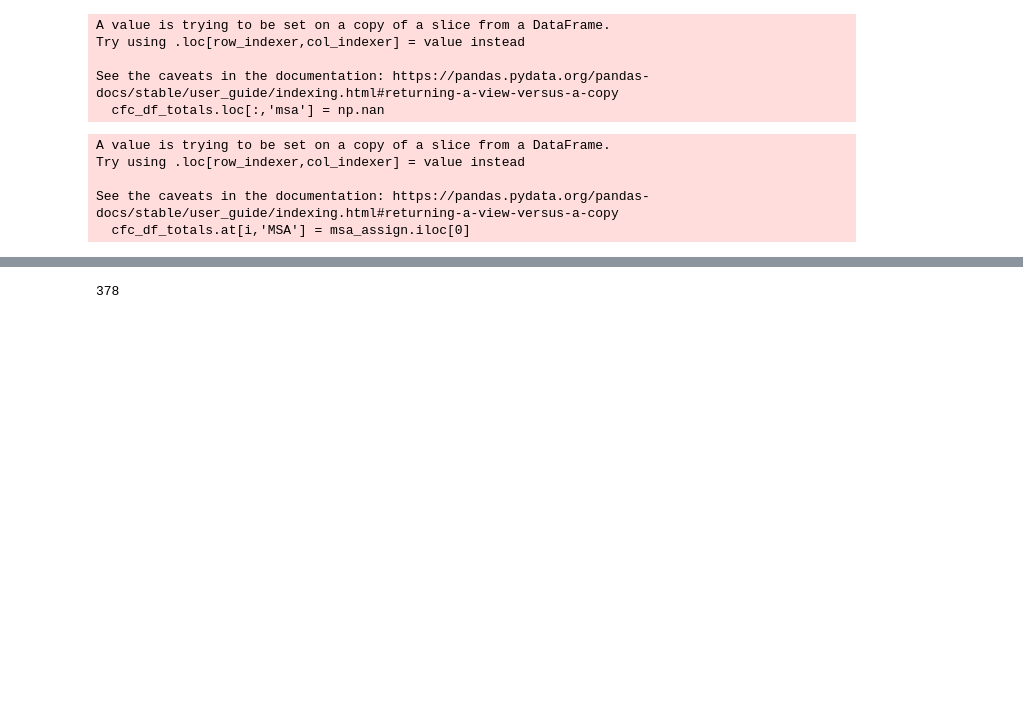
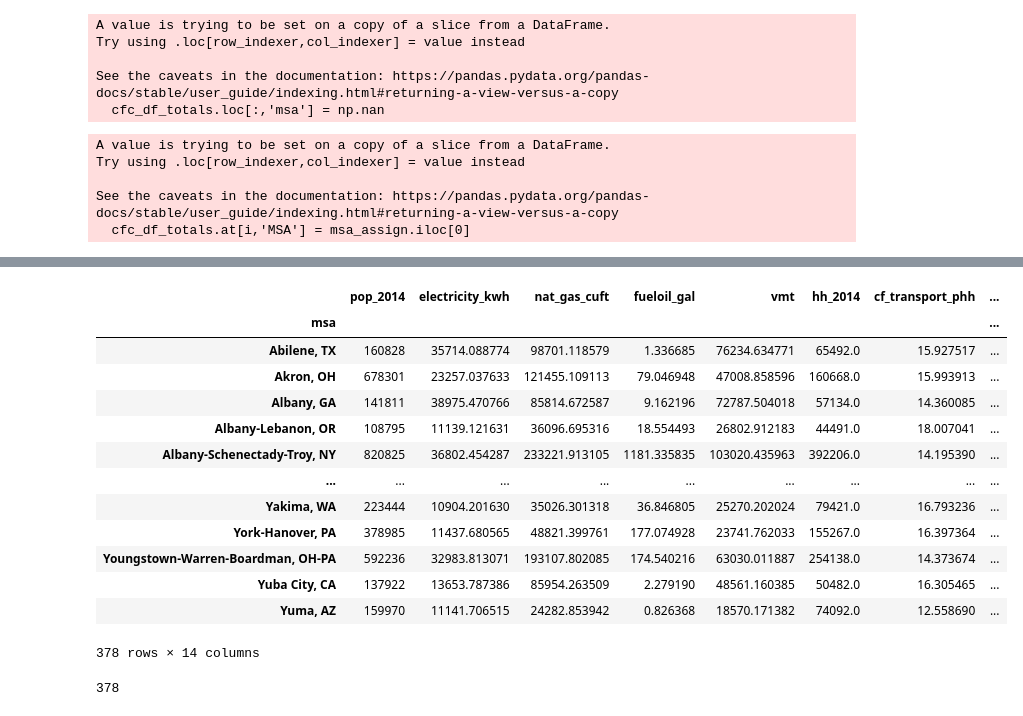
Before and after one commit to narslab/msa-emission-typologies, a Jupyter notebook: bin/jupyter/aggregate-county-carbon-footprints.ipynb, the cells around one changed output, grey strips where cells are left out. Drawn from its saved outputs; the diff is of its cells as text; code cells hidden in the pictures; blank space fills up the shorter version.

```diff
--- a/bin/jupyter/aggregate-county-carbon-footprints.ipynb
+++ b/bin/jupyter/aggregate-county-carbon-footprints.ipynb
@@ -180,4 +177,21 @@ Index(['pop_2014', 'State', 'County', 'electricity_kwh', 'nat_gas_cuft',
       dtype='object')
+# %%
+cfc_msa
+# %% [output]
+|  | pop_2014 | electricity_kwh | nat_gas_cuft | fueloil_gal | vmt | hh_2014 | cf_transport_phh | ... |
+| msa |  |  |  |  |  |  |  | ... |
+| Abilene, TX | 160828 | 35714.088774 | 98701.118579 | 1.336685 | 76234.634771 | 65492.0 | 15.927517 | ... |
+| Akron, OH | 678301 | 23257.037633 | 121455.109113 | 79.046948 | 47008.858596 | 160668.0 | 15.993913 | ... |
+| Albany, GA | 141811 | 38975.470766 | 85814.672587 | 9.162196 | 72787.504018 | 57134.0 | 14.360085 | ... |
+| Albany-Lebanon, OR | 108795 | 11139.121631 | 36096.695316 | 18.554493 | 26802.912183 | 44491.0 | 18.007041 | ... |
+| Albany-Schenectady-Troy, NY | 820825 | 36802.454287 | 233221.913105 | 1181.335835 | 103020.435963 | 392206.0 | 14.195390 | ... |
+| ... | ... | ... | ... | ... | ... | ... | ... | ... |
+| Yakima, WA | 223444 | 10904.201630 | 35026.301318 | 36.846805 | 25270.202024 | 79421.0 | 16.793236 | ... |
+| York-Hanover, PA | 378985 | 11437.680565 | 48821.399761 | 177.074928 | 23741.762033 | 155267.0 | 16.397364 | ... |
+| Youngstown-Warren-Boardman, OH-PA | 592236 | 32983.813071 | 193107.802085 | 174.540216 | 63030.011887 | 254138.0 | 14.373674 | ... |
+| Yuba City, CA | 137922 | 13653.787386 | 85954.263509 | 2.279190 | 48561.160385 | 50482.0 | 16.305465 | ... |
+| Yuma, AZ | 159970 | 11141.706515 | 24282.853942 | 0.826368 | 18570.171382 | 74092.0 | 12.558690 | ... |
+378 rows × 14 columns
 # %%
 len(cfc_msa)
 # %% [output]
```
Also changed, not shown: parts of 6 cells of this notebook, 6 other files.
